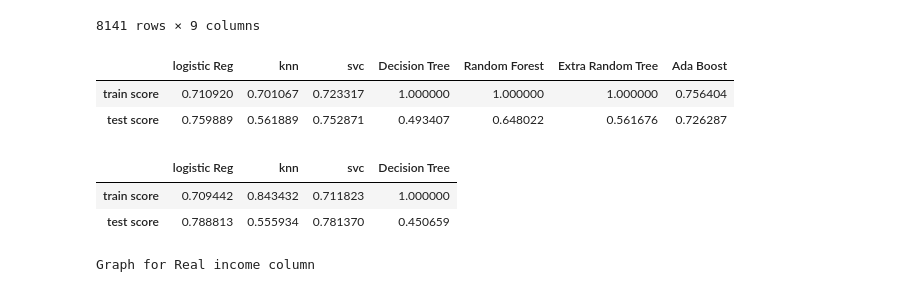
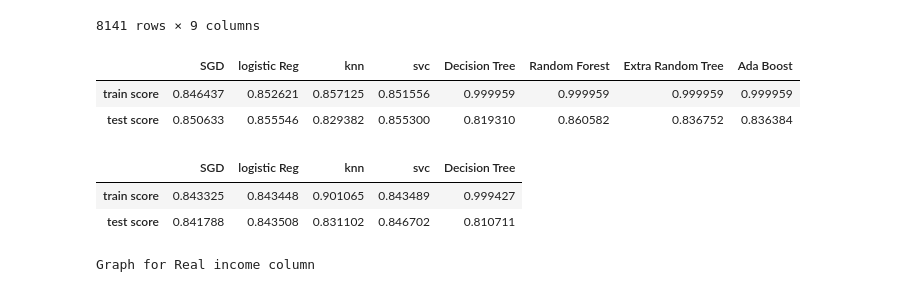
Before and after one commit to pandeysudip/income-prediction, a Jupyter notebook: Model_building.ipynb, the cells around one changed output. Cells and saved outputs as stored; diff of their text form; code cells hidden in the pictures.

```diff
--- a/Model_building.ipynb
+++ b/Model_building.ipynb
@@ -1821,6 +1821,12 @@ df_pred
 8141 rows × 9 columns
 # %%
 #before model selection
+sgd_train=sgd_clf.score(X_train_scaled, y_train)
+sgd_test=sgd_clf.score(X_test_scaled, y_test)
+#after model selection
+sgd_s_train=sgd_s.score(X_selected_train_scaled, y_train)
+sgd_s_test=sgd_s.score(X_selected_test_scaled, y_test)
+
 lr_train=lr.score(X_train_scaled, y_train)
 lr_test=lr.score(X_test_scaled, y_test)
 #after model selection
@@ -1851,44 +1857,46 @@ rf_test=rf.score(X_test_scaled, y_test)
 rf_s_train=rf_s.score(X_selected_train_scaled, y_train)
 rf_s_test=rf_s.score(X_selected_test_scaled, y_test)
 
-et_train=et.score(X_train_scaled, y_train)
-et_test=et.score(X_test_scaled, y_test)
+rt_train=rt.score(X_train_scaled, y_train)
+rt_test=rt.score(X_test_scaled, y_test)
 #after model selection
-et_s_train=et_s.score(X_selected_train_scaled, y_train)
-et_s_test=et_s.score(X_selected_test_scaled, y_test)
+#et_s_train=et_s.score(X_selected_train_scaled, y_train)
+#et_s_test=et_s.score(X_selected_test_scaled, y_test)
 
 ab_train=ab.score(X_train_scaled, y_train)
 ab_test=ab.score(X_test_scaled, y_test)
 #after model selection
-ab_s_train=ab_s.score(X_selected_train_scaled, y_train)
-ab_s_test=ab_s.score(X_selected_test_scaled, y_test)
+#ab_s_train=ab_s.score(X_selected_train_scaled, y_train)
+#ab_s_test=ab_s.score(X_selected_test_scaled, y_test)
 # %%
 #making dataframe on evaluation metrices
-evaluation_df=pd.DataFrame({'logistic Reg':[lr_train,lr_test],
+evaluation_df=pd.DataFrame({'SGD':[sgd_train,sgd_test],
+                            'logistic Reg':[lr_train,lr_test],
                            'knn':[knn_train,knn_test],
                             'svc':[svc_train,svc_test],
                             'Decision Tree':[dt_train,dt_test],
                            'Random Forest':[rf_train,rf_test],
-                            'Extra Random Tree':[et_train,et_test],
+                            'Extra Random Tree':[rt_train,rt_test],
                            'Ada Boost':[ab_train,ab_test]}
                            ,index=['train score','test score'])
 evaluation_df
 # %% [output]
-|  | logistic Reg | knn | svc | Decision Tree | Random Forest | Extra Random Tree | Ada Boost |
-| train score | 0.710920 | 0.701067 | 0.723317 | 1.000000 | 1.000000 | 1.000000 | 0.756404 |
-| test score | 0.759889 | 0.561889 | 0.752871 | 0.493407 | 0.648022 | 0.561676 | 0.726287 |
+|  | SGD | logistic Reg | knn | svc | Decision Tree | Random Forest | Extra Random Tree | Ada Boost |
+| train score | 0.846437 | 0.852621 | 0.857125 | 0.851556 | 0.999959 | 0.999959 | 0.999959 | 0.999959 |
+| test score | 0.850633 | 0.855546 | 0.829382 | 0.855300 | 0.819310 | 0.860582 | 0.836752 | 0.836384 |
 # %%
 #making dataframe on evaluation metrices
-evaluation_df=pd.DataFrame({'logistic Reg':[lr_s_train,lr_s_test],
+evaluation_df=pd.DataFrame({'SGD':[sgd_s_train,sgd_s_test],
+        'logistic Reg':[lr_s_train,lr_s_test],
                            'knn':[knn_s_train,knn_s_test],
                             'svc':[svc_s_train,svc_s_test],
                             'Decision Tree':[dt_s_train,dt_s_test]}
                            ,index=['train score ','test score'])
 evaluation_df
 # %% [output]
-|  | logistic Reg | knn | svc | Decision Tree |
-| train score | 0.709442 | 0.843432 | 0.711823 | 1.000000 |
-| test score | 0.788813 | 0.555934 | 0.781370 | 0.450659 |
+|  | SGD | logistic Reg | knn | svc | Decision Tree |
+| train score | 0.843325 | 0.843448 | 0.901065 | 0.843489 | 0.999427 |
+| test score | 0.841788 | 0.843508 | 0.831102 | 0.846702 | 0.810711 |
 # %%
 
 for col in df_pred.columns:
```
Also changed, not shown: 3 other files.
